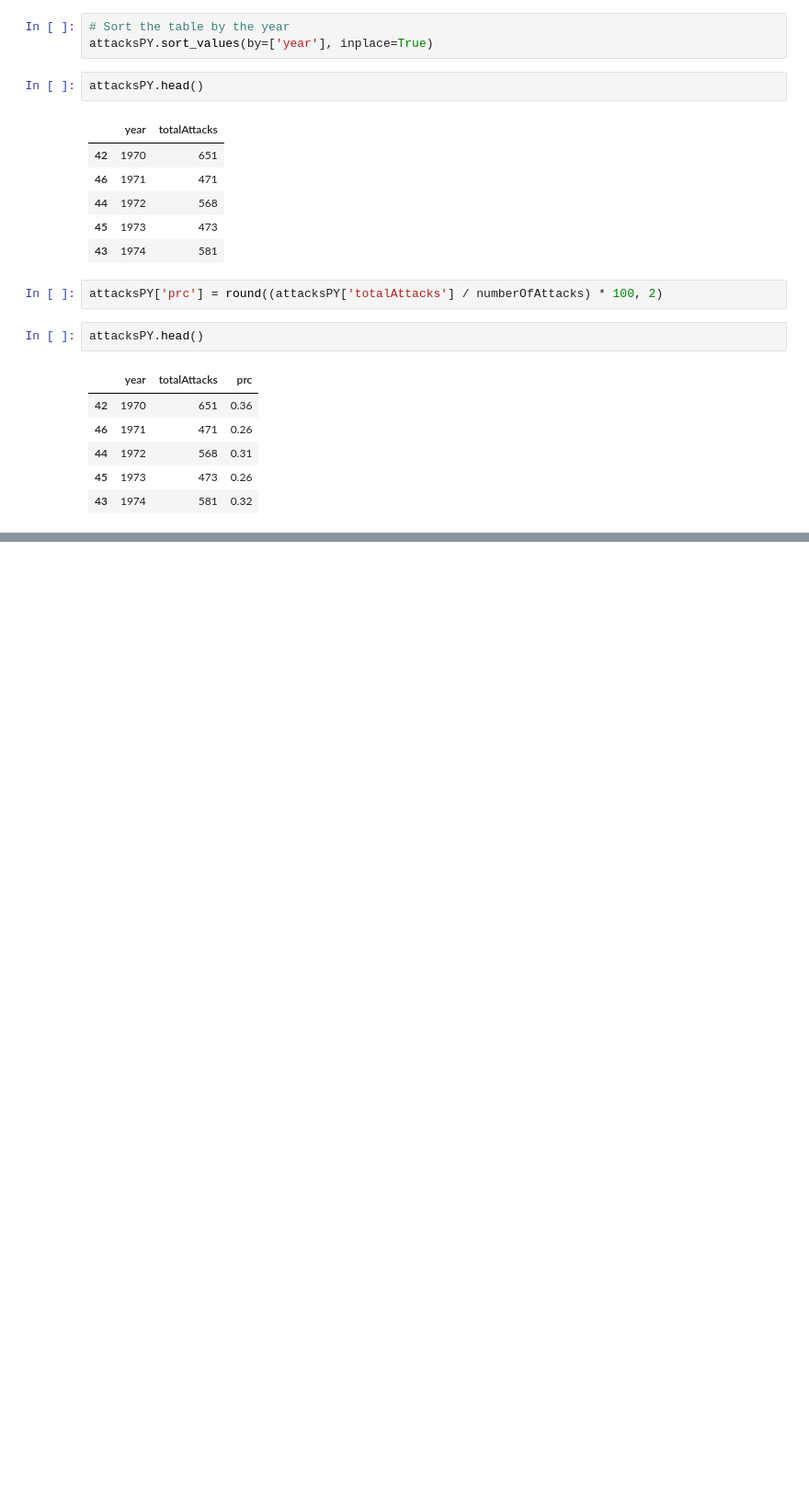
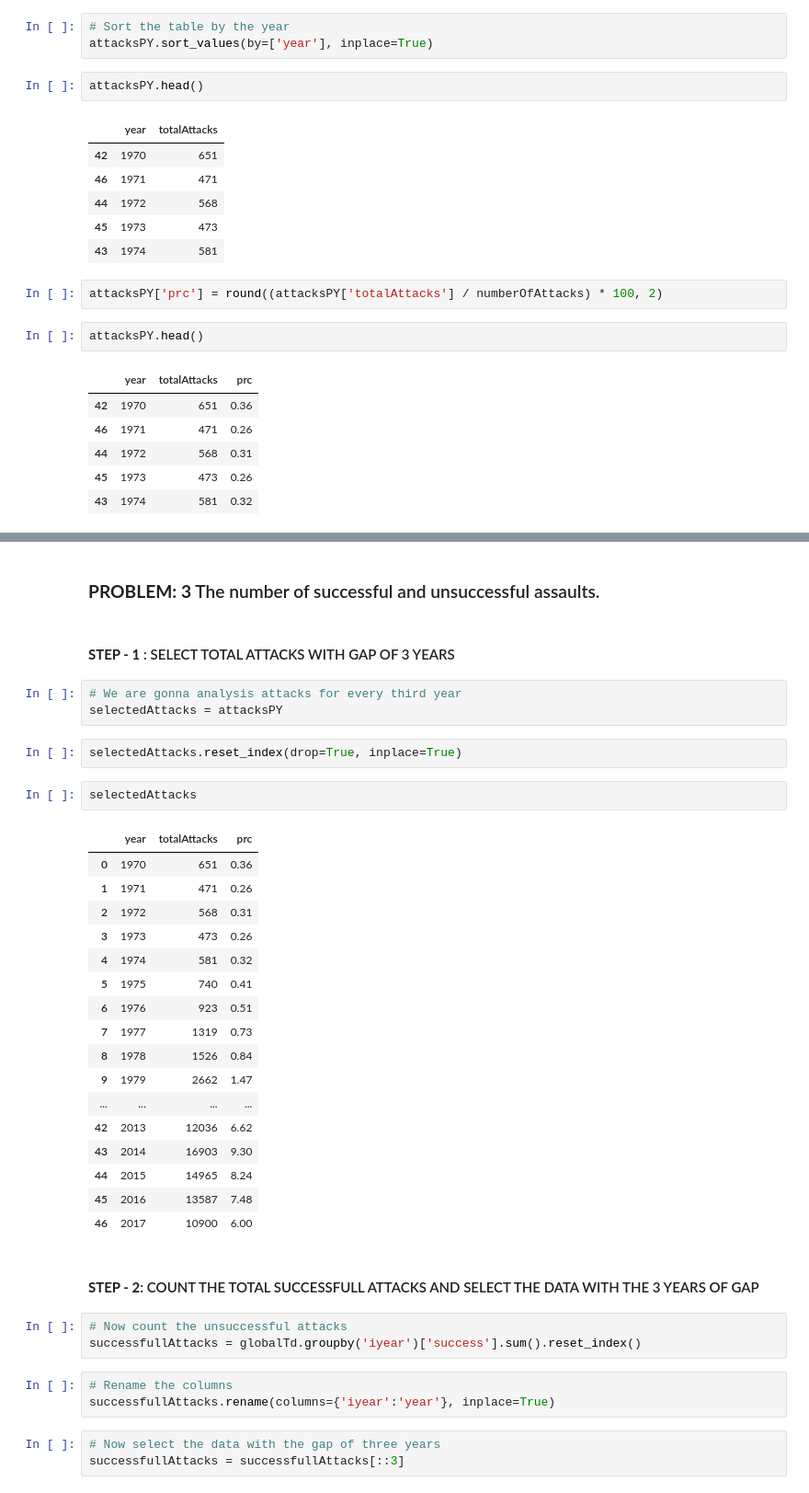
Before and after one commit to NEEL5252/Global-Data-Analysis, a Jupyter notebook: Analyzing_of_the_global_terrorism_dataset.ipynb, the cells around one changed output, grey strips where cells are left out. Shown at 92% size. Cells and saved outputs as stored; diff of their text form; blank space fills up the shorter version.

```diff
--- a/Analyzing_of_the_global_terrorism_dataset.ipynb
+++ b/Analyzing_of_the_global_terrorism_dataset.ipynb
@@ -347,3 +348,43 @@ fig.update_layout(
 fig.show()
 # %% [output]
 [interactive output not drawn]
+# %% [markdown]
+### **PROBLEM: 3** The number of successful and unsuccessful assaults.
+# %% [markdown]
+#### **STEP - 1** : SELECT TOTAL ATTACKS WITH GAP OF 3 YEARS
+# %%
+# We are gonna analysis attacks for every third year
+selectedAttacks = attacksPY
+# %%
+selectedAttacks.reset_index(drop=True, inplace=True)
+# %%
+selectedAttacks
+# %% [output]
+|  | year | totalAttacks | prc |
+| 0 | 1970 | 651 | 0.36 |
+| 1 | 1971 | 471 | 0.26 |
+| 2 | 1972 | 568 | 0.31 |
+| 3 | 1973 | 473 | 0.26 |
+| 4 | 1974 | 581 | 0.32 |
+| 5 | 1975 | 740 | 0.41 |
+| 6 | 1976 | 923 | 0.51 |
+| 7 | 1977 | 1319 | 0.73 |
+| 8 | 1978 | 1526 | 0.84 |
+| 9 | 1979 | 2662 | 1.47 |
+| ... | ... | ... | ... |
+| 42 | 2013 | 12036 | 6.62 |
+| 43 | 2014 | 16903 | 9.30 |
+| 44 | 2015 | 14965 | 8.24 |
+| 45 | 2016 | 13587 | 7.48 |
+| 46 | 2017 | 10900 | 6.00 |
+# %% [markdown]
+#### **STEP - 2**: COUNT THE TOTAL SUCCESSFULL ATTACKS AND SELECT THE DATA WITH THE 3 YEARS OF GAP
+# %%
+# Now count the unsuccessful attacks
+successfullAttacks = globalTd.groupby('iyear')['success'].sum().reset_index()
+# %%
+# Rename the columns
+successfullAttacks.rename(columns={'iyear':'year'}, inplace=True)
+# %%
+# Now select the data with the gap of three years
+successfullAttacks = successfullAttacks[::3]
```
Also changed, not shown: parts of 17 cells of this notebook.
